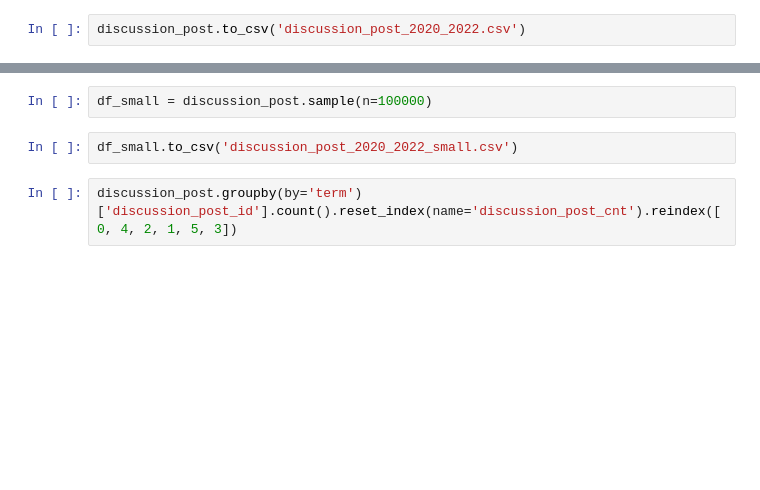
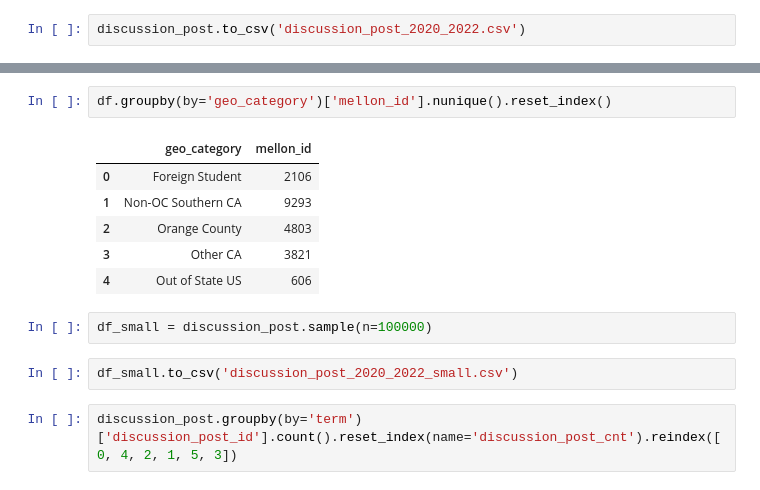
Before and after one commit to Kenny-Wei-GitHub/Discussion_Behavior_Project, a Jupyter notebook: individual_research.ipynb, the cells around one changed output, grey strips where cells are left out. Saved outputs shown, nothing was run; the diff lists cells and outputs as text; blank space fills up the shorter version.

```diff
--- a/individual_research.ipynb
+++ b/individual_research.ipynb
@@ -117,3 +148,12 @@ print(df['discussion_post_content'][0])
+# %%
+df.groupby(by='geo_category')['mellon_id'].nunique().reset_index()
+# %% [output]
+|  | geo_category | mellon_id |
+| 0 | Foreign Student | 2106 |
+| 1 | Non-OC Southern CA | 9293 |
+| 2 | Orange County | 4803 |
+| 3 | Other CA | 3821 |
+| 4 | Out of State US | 606 |
 # %%
 df_small = discussion_post.sample(n=100000)
 # %%
```
Also changed, not shown: parts of 31 cells of this notebook.
